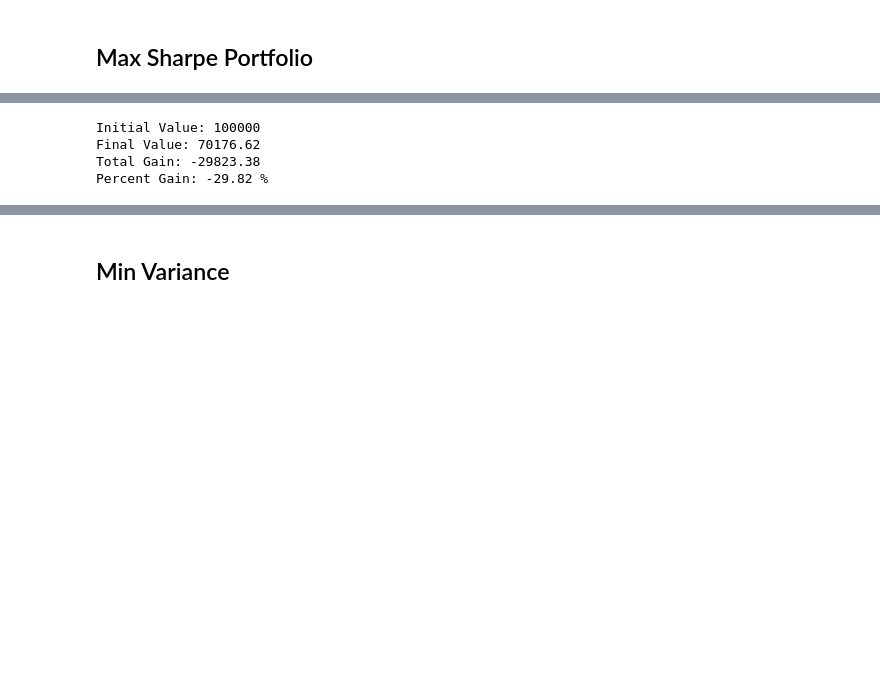
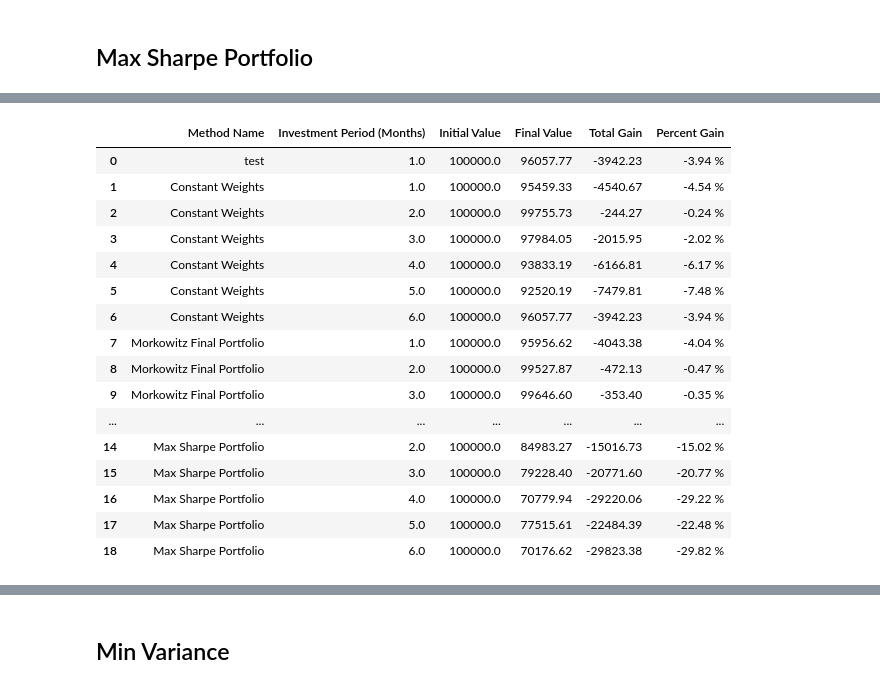
Before and after one commit to khalilvandian/portfolio_management, a Jupyter notebook: report.ipynb, the cells around one changed output, grey strips where cells are left out. Drawn from its saved outputs; the diff is of its cells as text; code cells hidden in the pictures; blank space fills up the shorter version.

```diff
--- a/report.ipynb
+++ b/report.ipynb
@@ -350,28 +429,55 @@ investment_strategy
-# %%
-position_size_dict = {}
-for index, row in investment_strategy.iterrows():
-    position_size_dict[row['Symbol']] = row['Position_Size']
-
-# create company dicts
-dataframes_dict = stock_data_dict.copy()
-
-result = run_custom_backtest(
-    dataframes_dict=dataframes_dict,
-    allocations_dict=position_size_dict,
-    start_date='2024-12-01',
-    end_date='2025-05-31',
-    budget=budget
-)
-
-print("Initial Value:", result['start_value'])
-print("Final Value:", result['end_value'])
-print("Total Gain:", result['total_gain'])
-print("Percent Gain:", result['percent_gain'], "%")
-# %% [output]
-Initial Value: 100000
-Final Value: 70176.62
-Total Gain: -29823.38
-Percent Gain: -29.82 %
+# %%
+position_size_dict = {}
+for index, row in investment_strategy.iterrows():
+    position_size_dict[row['Symbol']] = row['Position_Size']
+
+# create company dicts
+dataframes_dict = stock_data_dict.copy()
+
+
+for period in periods:
+    result = run_custom_backtest(
+        dataframes_dict=dataframes_dict,
+        allocations_dict=position_size_dict,
+        start_date='2024-12-01',
+        end_date=period,
+        budget=budget
+    )
+
+    # Fill in all columns: Method Name, Investment Period (Months), Initial Value, Final Value, Total Gain, Percent Gain
+    method_name = "Max Sharpe Portfolio"
+    # Calculate months between start and end
+    investment_months = (pd.to_datetime(period, format='%Y-%m-%d') - pd.to_datetime('2024-12-31', format='%Y-%m-%d')).days // 30 + 1
+    values = [
+        method_name,
+        investment_months,
+        result['start_value'],
+        result['end_value'],
+        result['total_gain'],
+        f"{result['percent_gain']} %"
+    ]
+
+    all_results.loc[len(all_results), :] = values
+
+all_results
+# %% [output]
+|  | Method Name | Investment Period (Months) | Initial Value | Final Value | Total Gain | Percent Gain |
+| 0 | test | 1.0 | 100000.0 | 96057.77 | -3942.23 | -3.94 % |
+| 1 | Constant Weights | 1.0 | 100000.0 | 95459.33 | -4540.67 | -4.54 % |
+| 2 | Constant Weights | 2.0 | 100000.0 | 99755.73 | -244.27 | -0.24 % |
+| 3 | Constant Weights | 3.0 | 100000.0 | 97984.05 | -2015.95 | -2.02 % |
+| 4 | Constant Weights | 4.0 | 100000.0 | 93833.19 | -6166.81 | -6.17 % |
+| 5 | Constant Weights | 5.0 | 100000.0 | 92520.19 | -7479.81 | -7.48 % |
+| 6 | Constant Weights | 6.0 | 100000.0 | 96057.77 | -3942.23 | -3.94 % |
+| 7 | Morkowitz Final Portfolio | 1.0 | 100000.0 | 95956.62 | -4043.38 | -4.04 % |
+| 8 | Morkowitz Final Portfolio | 2.0 | 100000.0 | 99527.87 | -472.13 | -0.47 % |
+| 9 | Morkowitz Final Portfolio | 3.0 | 100000.0 | 99646.60 | -353.40 | -0.35 % |
+| ... | ... | ... | ... | ... | ... | ... |
+| 14 | Max Sharpe Portfolio | 2.0 | 100000.0 | 84983.27 | -15016.73 | -15.02 % |
+| 15 | Max Sharpe Portfolio | 3.0 | 100000.0 | 79228.40 | -20771.60 | -20.77 % |
+| 16 | Max Sharpe Portfolio | 4.0 | 100000.0 | 70779.94 | -29220.06 | -29.22 % |
+| 17 | Max Sharpe Portfolio | 5.0 | 100000.0 | 77515.61 | -22484.39 | -22.48 % |
+| 18 | Max Sharpe Portfolio | 6.0 | 100000.0 | 70176.62 | -29823.38 | -29.82 % |
 # %%
 # Generate plot
 cerebro = result["cerebro"]
```
Also changed, not shown: parts of 10 cells of this notebook, 14 other files.
